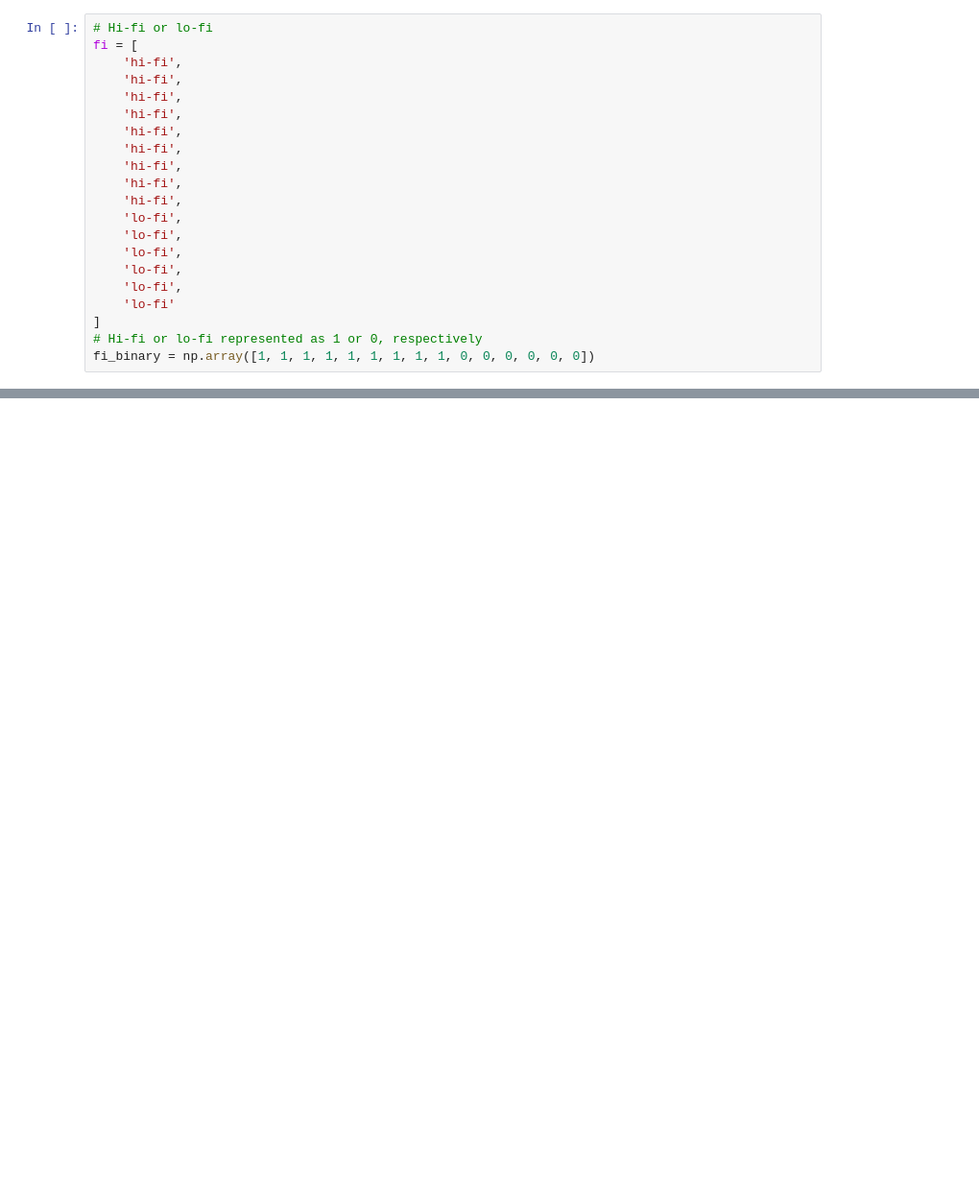
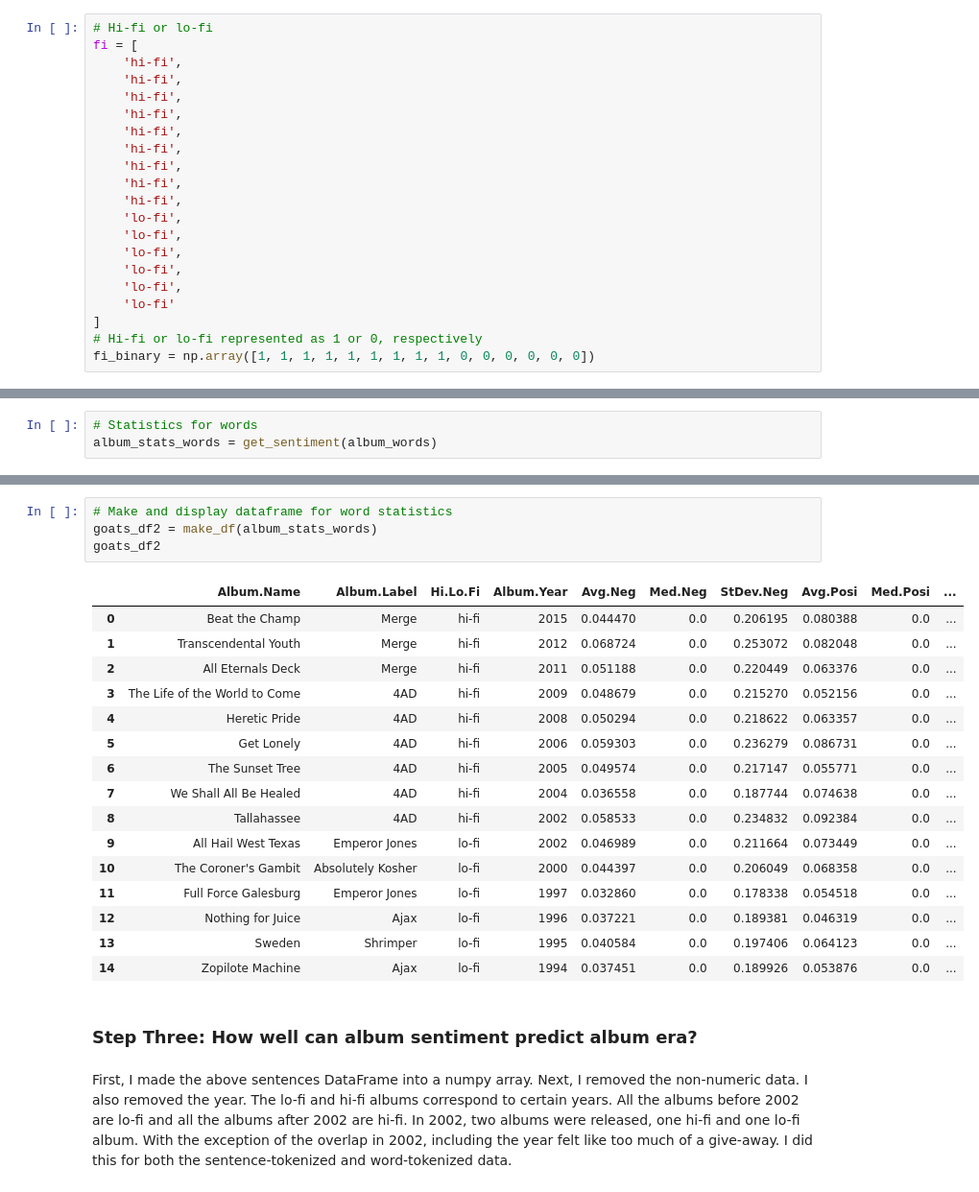
Before and after one commit to ehighland/goats_stats, a Jupyter notebook: goats.ipynb, the cells around one changed output, grey strips where cells are left out. Shown at 96% size. Drawn from its saved outputs; the diff is of its cells as text; blank space fills up the shorter version.

```diff
--- a/goats.ipynb
+++ b/goats.ipynb
@@ -792,0 +255,3 @@ estimators[1].fit_r
+# %%
+# Statistics for words
+album_stats_words = get_sentiment(album_words)
@@ -792,0 +303,25 @@ estimators[1].fit_r
+# %%
+# Make and display dataframe for word statistics
+goats_df2 = make_df(album_stats_words)
+goats_df2
+# %% [output]
+|  | Album.Name | Album.Label | Hi.Lo.Fi | Album.Year | Avg.Neg | Med.Neg | StDev.Neg | Avg.Posi | Med.Posi | ... |
+| 0 | Beat the Champ | Merge | hi-fi | 2015 | 0.044470 | 0.0 | 0.206195 | 0.080388 | 0.0 | ... |
+| 1 | Transcendental Youth | Merge | hi-fi | 2012 | 0.068724 | 0.0 | 0.253072 | 0.082048 | 0.0 | ... |
+| 2 | All Eternals Deck | Merge | hi-fi | 2011 | 0.051188 | 0.0 | 0.220449 | 0.063376 | 0.0 | ... |
+| 3 | The Life of the World to Come | 4AD | hi-fi | 2009 | 0.048679 | 0.0 | 0.215270 | 0.052156 | 0.0 | ... |
+| 4 | Heretic Pride | 4AD | hi-fi | 2008 | 0.050294 | 0.0 | 0.218622 | 0.063357 | 0.0 | ... |
+| 5 | Get Lonely | 4AD | hi-fi | 2006 | 0.059303 | 0.0 | 0.236279 | 0.086731 | 0.0 | ... |
+| 6 | The Sunset Tree | 4AD | hi-fi | 2005 | 0.049574 | 0.0 | 0.217147 | 0.055771 | 0.0 | ... |
+| 7 | We Shall All Be Healed | 4AD | hi-fi | 2004 | 0.036558 | 0.0 | 0.187744 | 0.074638 | 0.0 | ... |
+| 8 | Tallahassee | 4AD | hi-fi | 2002 | 0.058533 | 0.0 | 0.234832 | 0.092384 | 0.0 | ... |
+| 9 | All Hail West Texas | Emperor Jones | lo-fi | 2002 | 0.046989 | 0.0 | 0.211664 | 0.073449 | 0.0 | ... |
+| 10 | The Coroner's Gambit | Absolutely Kosher | lo-fi | 2000 | 0.044397 | 0.0 | 0.206049 | 0.068358 | 0.0 | ... |
+| 11 | Full Force Galesburg | Emperor Jones | lo-fi | 1997 | 0.032860 | 0.0 | 0.178338 | 0.054518 | 0.0 | ... |
+| 12 | Nothing for Juice | Ajax | lo-fi | 1996 | 0.037221 | 0.0 | 0.189381 | 0.046319 | 0.0 | ... |
+| 13 | Sweden | Shrimper | lo-fi | 1995 | 0.040584 | 0.0 | 0.197406 | 0.064123 | 0.0 | ... |
+| 14 | Zopilote Machine | Ajax | lo-fi | 1994 | 0.037451 | 0.0 | 0.189926 | 0.053876 | 0.0 | ... |
+# %% [markdown]
+### Step Three: How well can album sentiment predict album era?
+# %% [markdown]
+First, I made the above sentences DataFrame into a numpy array. Next, I removed the non-numeric data. I also removed the year. The lo-fi and hi-fi albums correspond to certain years. All the albums before 2002 are lo-fi and all the albums after 2002 are hi-fi. In 2002, two albums were released, one hi-fi and one lo-fi album. With the exception of the overlap in 2002, including the year felt like too much of a give-away. I did this for both the sentence-tokenized and word-tokenized data.
```
Also changed, not shown: parts of 118 cells of this notebook.
